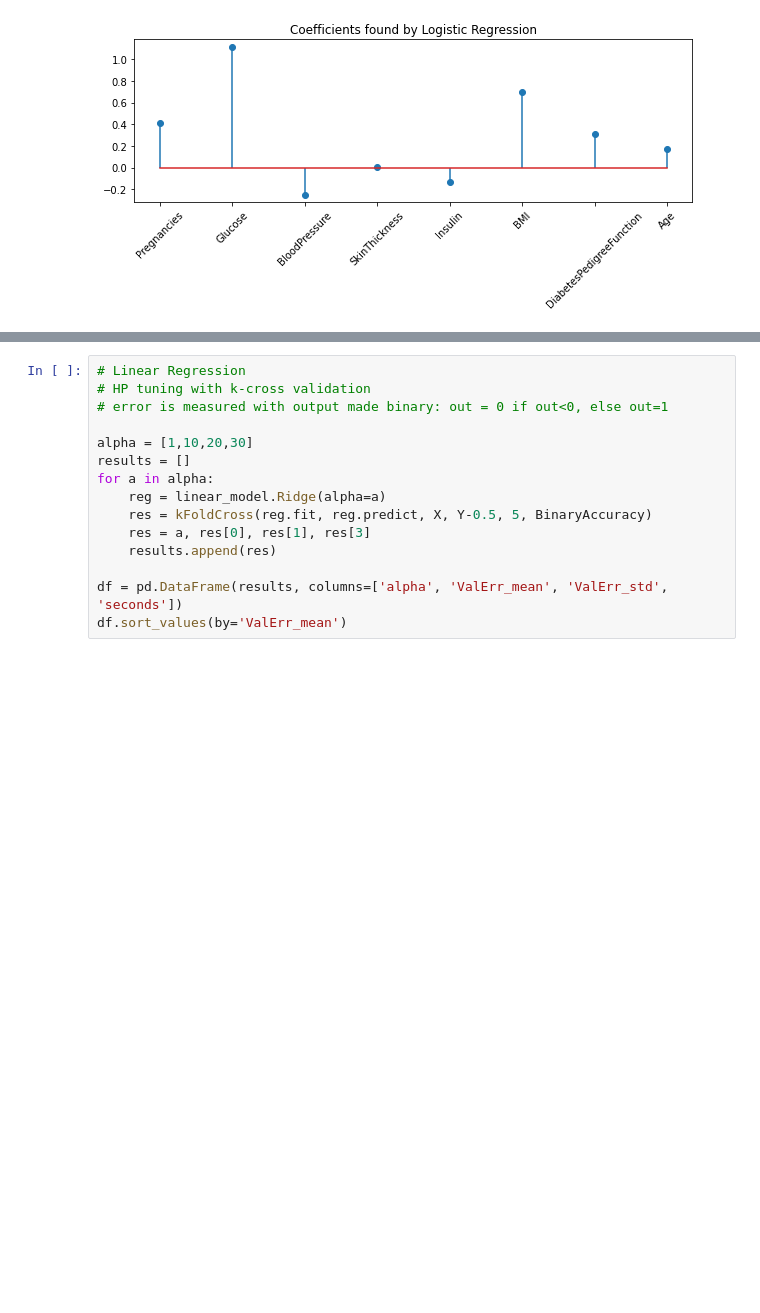
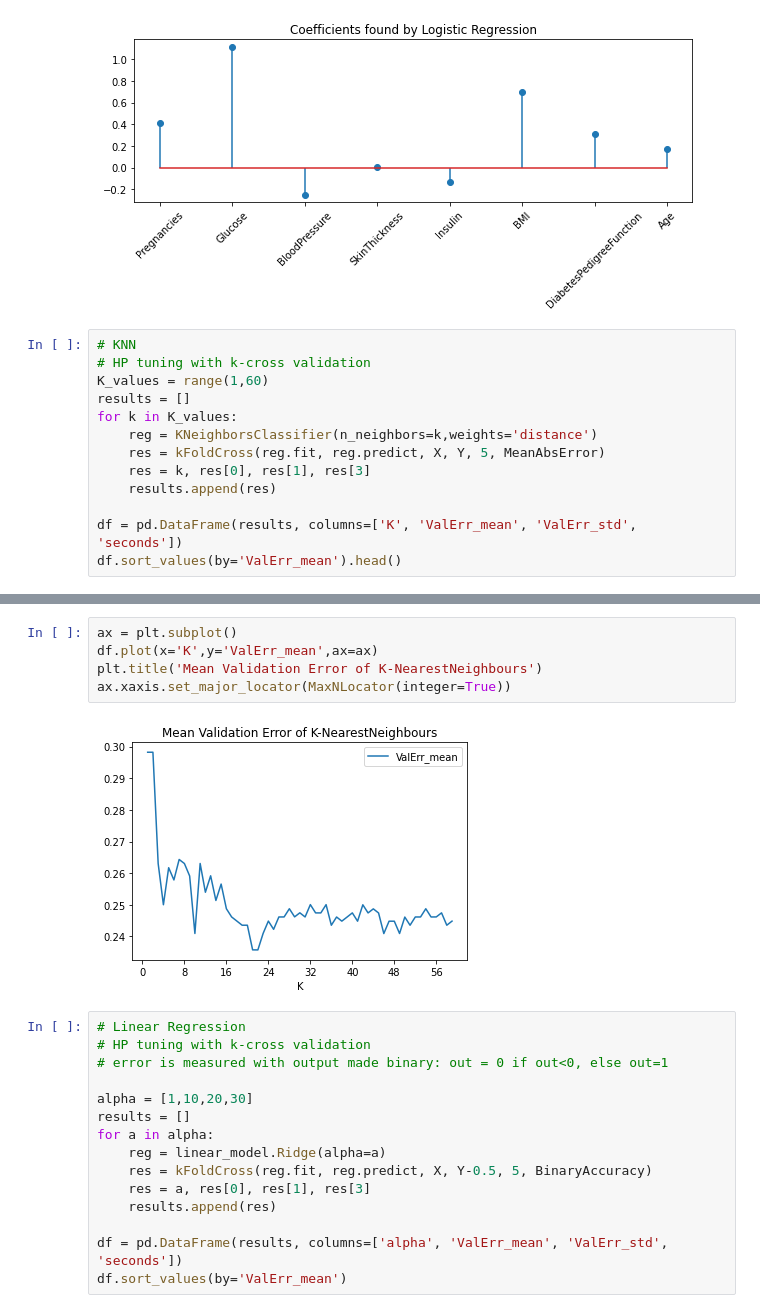
Before and after one commit to michelebersani/StatisticalLearning, a Jupyter notebook: diabetes_analysis.ipynb, the cells around one changed output, grey strips where cells are left out. Drawn from its saved outputs; the diff is of its cells as text; blank space fills up the shorter version.

```diff
--- a/diabetes_analysis.ipynb
+++ b/diabetes_analysis.ipynb
@@ -50,3 +51,16 @@ plt.title('Coefficients found by Logistic Regression')
 None
 # %% [output]
 [figure]
+# %%
+# KNN
+# HP tuning with k-cross validation
+K_values = range(1,60)
+results = []
+for k in K_values:
+    reg = KNeighborsClassifier(n_neighbors=k,weights='distance')
+    res = kFoldCross(reg.fit, reg.predict, X, Y, 5, MeanAbsError)
+    res = k, res[0], res[1], res[3]
+    results.append(res)
+
+df = pd.DataFrame(results, columns=['K', 'ValErr_mean', 'ValErr_std', 'seconds'])
+df.sort_values(by='ValErr_mean').head()
@@ -53,3 +74,10 @@ None
+# %%
+ax = plt.subplot()
+df.plot(x='K',y='ValErr_mean',ax=ax)
+plt.title('Mean Validation Error of K-NearestNeighbours')
+ax.xaxis.set_major_locator(MaxNLocator(integer=True))
+# %% [output]
+[figure, added]
 # %%
 # Linear Regression
 # HP tuning with k-cross validation
```
Also changed, not shown: parts of 3 cells of this notebook, 2 other files.
